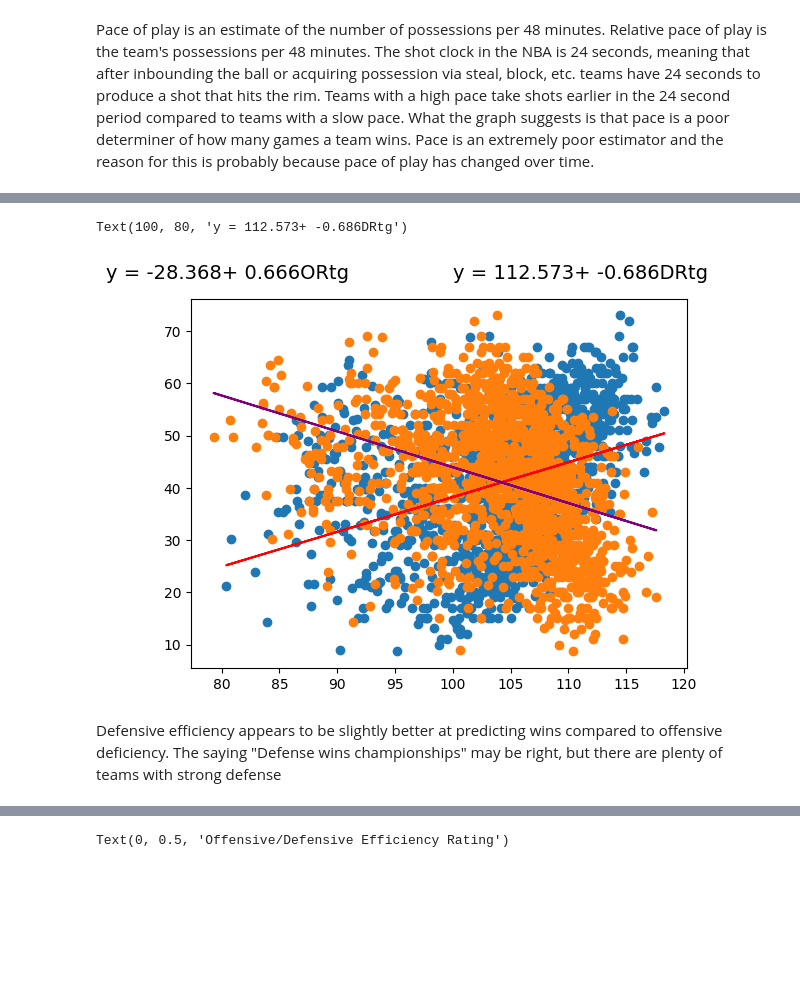
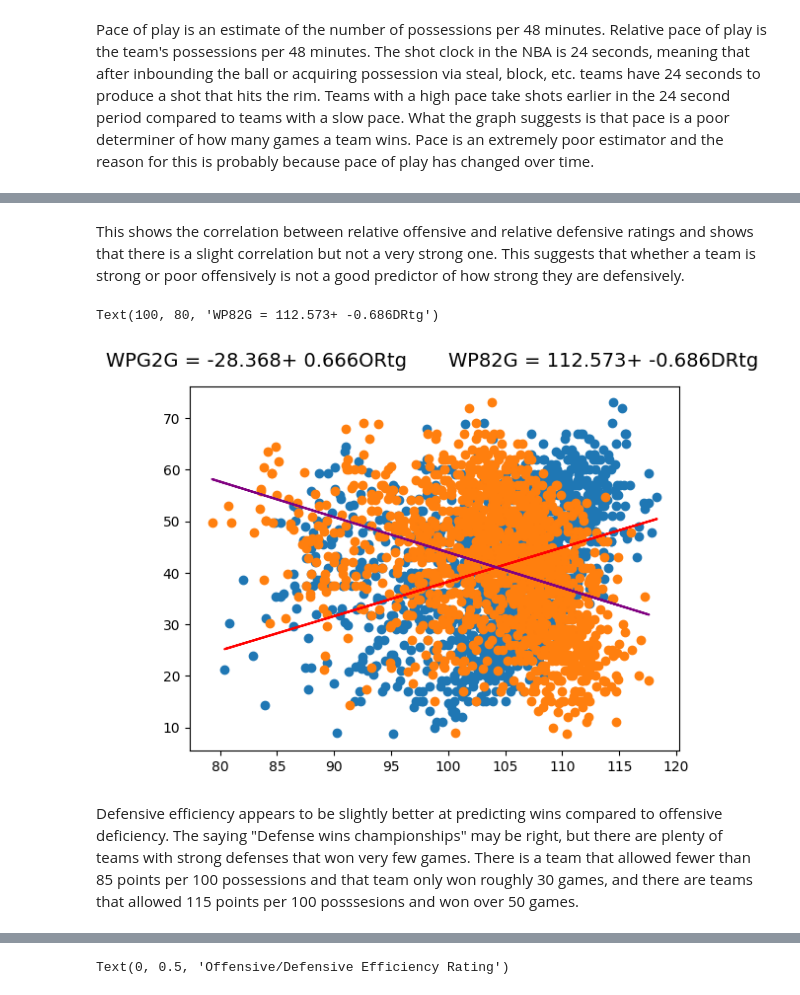
Before and after one commit to ofiore/BasketBall-Reference-Project, a Jupyter notebook: Code.ipynb, the cells around one changed output, grey strips where cells are left out. Cells and saved outputs as stored; diff of their text form; code cells hidden in the pictures; blank space fills up the shorter version.

```diff
--- a/Code.ipynb
+++ b/Code.ipynb
@@ -154,20 +205,22 @@ Pace of play is an estimate of the number of possessions per 48 minutes. Relativ
+# %% [markdown]
+This shows the correlation between relative offensive and relative defensive ratings and shows that there is a slight correlation but not a very strong one.  This suggests that whether a team is strong or poor offensively is not a good predictor of how strong they are defensively.
 # %%
 x1 = np.array(df["ORtg"])
 x2 = np.array(df["DRtg"])
 y = np.array(df["WP82G"])
 plt.scatter(x1, y)
 plt.scatter(x2, y)
 m1, b1 = np.polyfit(x1, y, 1)
 m2, b2 = np.polyfit(x2, y, 1)
 plt.plot(x1, m1*x1 + b1, color = 'red', linestyle = '-')
 plt.plot(x2, m2*x2 + b2, color = 'purple', linestyle = '-')
-plt.text(70, 80, "y = " + "{:.3f}".format(b1) + "+ {:.3f}".format(m1) + "ORtg", size = 14)
-plt.text(100, 80, "y = " + "{:.3f}".format(b2) + "+ {:.3f}".format(m2) + "DRtg", size = 14)
+plt.text(70, 80, "WPG2G = " + "{:.3f}".format(b1) + "+ {:.3f}".format(m1) + "ORtg", size = 14)
+plt.text(100, 80, "WP82G = " + "{:.3f}".format(b2) + "+ {:.3f}".format(m2) + "DRtg", size = 14)
 # %% [output]
-Text(100, 80, 'y = 112.573+ -0.686DRtg')
+Text(100, 80, 'WP82G = 112.573+ -0.686DRtg')
-[figure, old version]
+[figure, new version]
 # %% [markdown]
-Defensive efficiency appears to be slightly better at predicting wins compared to offensive deficiency.  The saying "Defense wins championships" may be right, but there are plenty of teams with strong defense
+Defensive efficiency appears to be slightly better at predicting wins compared to offensive deficiency.  The saying "Defense wins championships" may be right, but there are plenty of teams with strong defenses that won very few games.  There is a team that allowed fewer than 85 points per 100 possessions and that team only won roughly 30 games, and there are teams that allowed 115 points per 100 posssesions and won over 50 games.
 # %%
 x1 = np.array(df["Rel_ORtg"])
 x2 = np.array(df["Rel_DRtg"])
```
Also changed, not shown: parts of 25 cells of this notebook.
